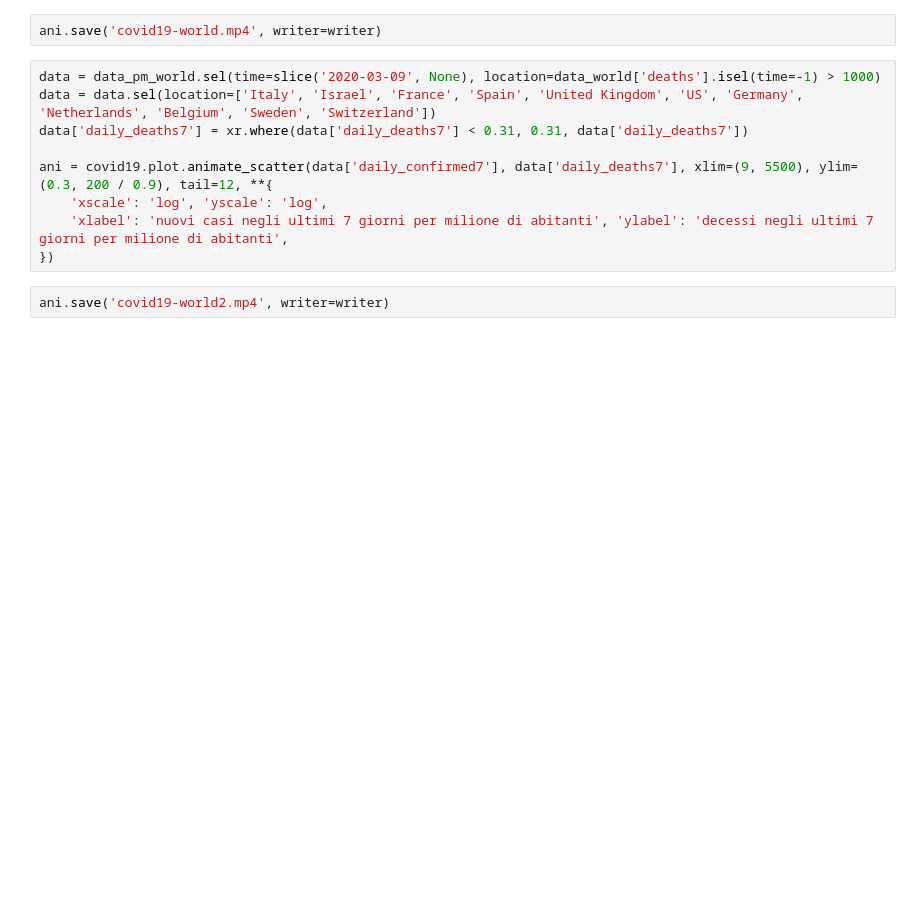
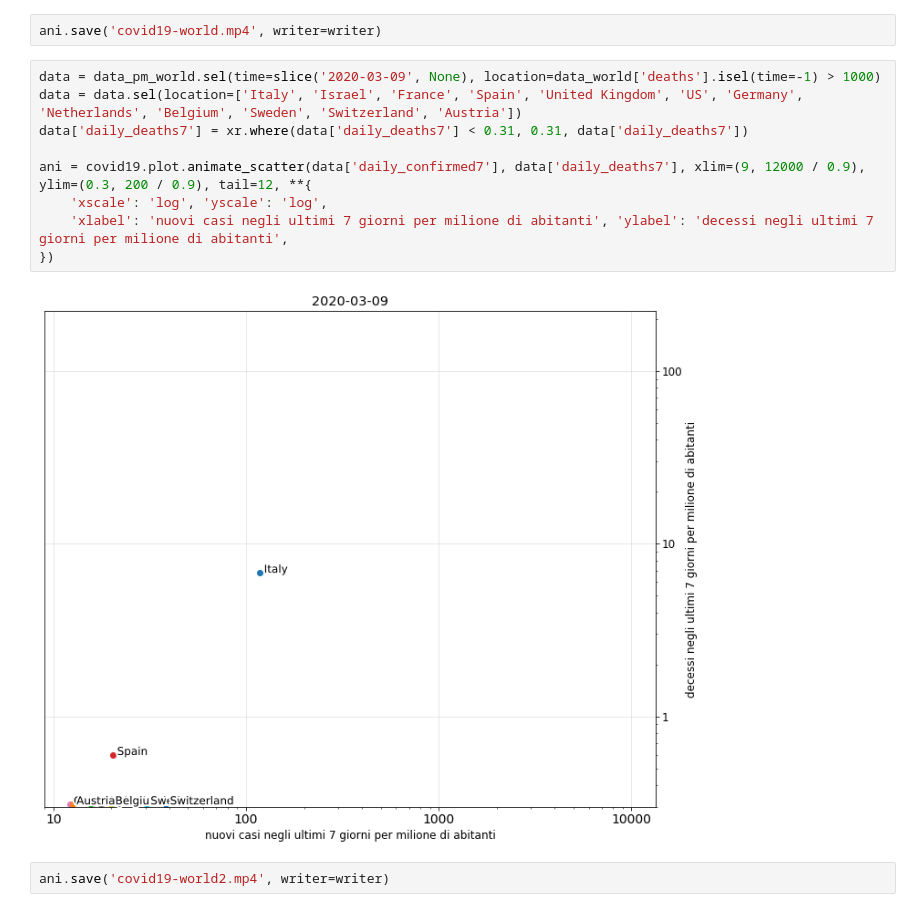
Before and after one commit to alexamici/covid-19-notebooks, a Jupyter notebook: notebooks/covid-animations.ipynb, the cells around one changed output. Saved outputs shown, nothing was run; the diff lists cells and outputs as text; blank space fills up the shorter version.

```diff
--- a/notebooks/covid-animations.ipynb
+++ b/notebooks/covid-animations.ipynb
@@ -98,12 +178,14 @@ ani = covid19.plot.animate_scatter(data['deaths'], data['daily_deaths7'], xlim=(
 ani.save('covid19-world.mp4', writer=writer)
 # %%
 data = data_pm_world.sel(time=slice('2020-03-09', None), location=data_world['deaths'].isel(time=-1) > 1000)
-data = data.sel(location=['Italy', 'Israel', 'France', 'Spain', 'United Kingdom', 'US', 'Germany', 'Netherlands', 'Belgium', 'Sweden', 'Switzerland'])
+data = data.sel(location=['Italy', 'Israel', 'France', 'Spain', 'United Kingdom', 'US', 'Germany', 'Netherlands', 'Belgium', 'Sweden', 'Switzerland', 'Austria'])
 data['daily_deaths7'] = xr.where(data['daily_deaths7'] < 0.31, 0.31, data['daily_deaths7'])
 
-ani = covid19.plot.animate_scatter(data['daily_confirmed7'], data['daily_deaths7'], xlim=(9, 5500), ylim=(0.3, 200 / 0.9), tail=12, **{
+ani = covid19.plot.animate_scatter(data['daily_confirmed7'], data['daily_deaths7'], xlim=(9, 12000 / 0.9), ylim=(0.3, 200 / 0.9), tail=12, **{
     'xscale': 'log', 'yscale': 'log',
     'xlabel': 'nuovi casi negli ultimi 7 giorni per milione di abitanti', 'ylabel': 'decessi negli ultimi 7 giorni per milione di abitanti',
 })
+# %% [output]
+[figure, added]
 # %%
 ani.save('covid19-world2.mp4', writer=writer)
```
Also changed, not shown: parts of 8 cells of this notebook, 1 other file.
